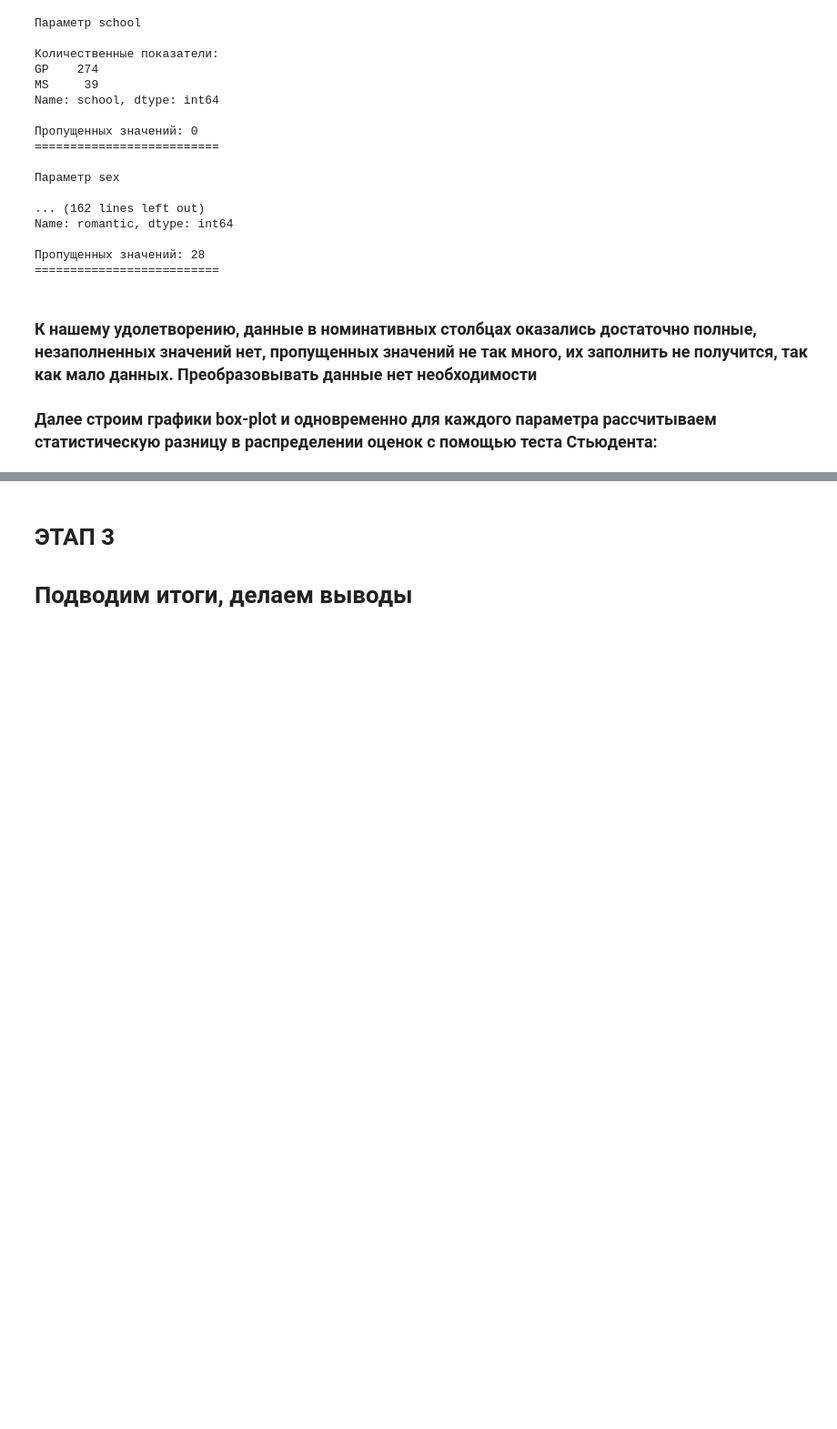
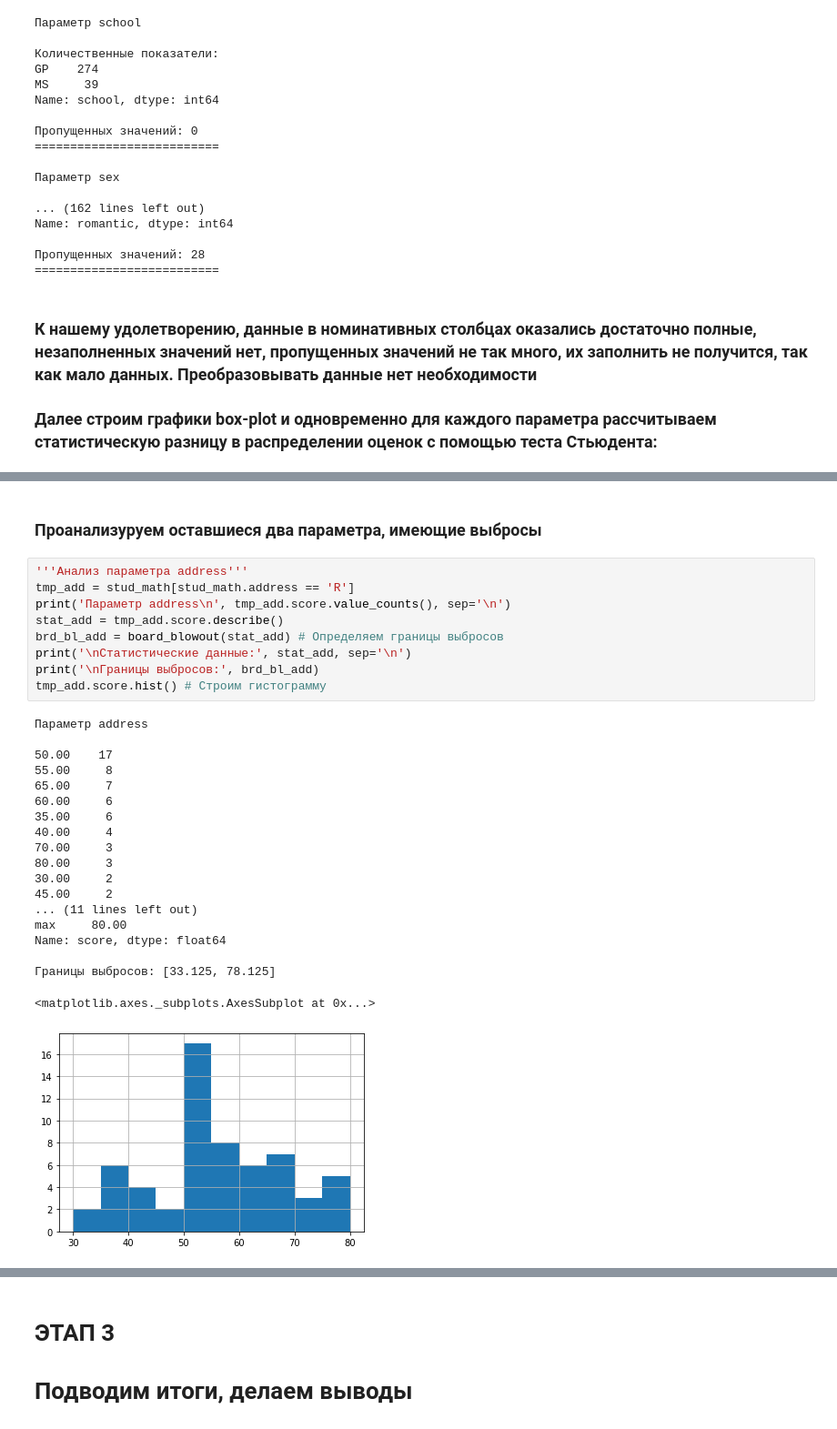
Before and after one commit to Alex-Galkin/My_Projects_AG, a Jupyter notebook: module_2/math_student_life_condit_v1.ipynb, the cells around one changed output, grey strips where cells are left out. Shown at 91% size. Cells and saved outputs as stored; diff of their text form; blank space fills up the shorter version.

```diff
--- a/module_2/math_student_life_condit_v1.ipynb
+++ b/module_2/math_student_life_condit_v1.ipynb
@@ -943,0 +1018,31 @@ for clmn in stud_math.columns:
+# %% [markdown]
+### Проанализуруем оставшиеся два параметра, имеющие выбросы
+# %%
+'''Анализ параметра address'''
+tmp_add = stud_math[stud_math.address == 'R']
+print('Параметр address\n', tmp_add.score.value_counts(), sep='\n')
+stat_add = tmp_add.score.describe()
+brd_bl_add = board_blowout(stat_add) # Определяем границы выбросов
+print('\nСтатистические данные:', stat_add, sep='\n')
+print('\nГраницы выбросов:', brd_bl_add)
+tmp_add.score.hist() # Строим гистограмму
+# %% [output]
+Параметр address
+
+50.00    17
+55.00     8
+65.00     7
+60.00     6
+35.00     6
+40.00     4
+70.00     3
+80.00     3
+30.00     2
+45.00     2
+... (11 lines left out)
+max     80.00
+Name: score, dtype: float64
+
+Границы выбросов: [33.125, 78.125]
+<matplotlib.axes._subplots.AxesSubplot at 0x...>
+[figure, added]
```
Also changed, not shown: parts of 57 cells of this notebook.
